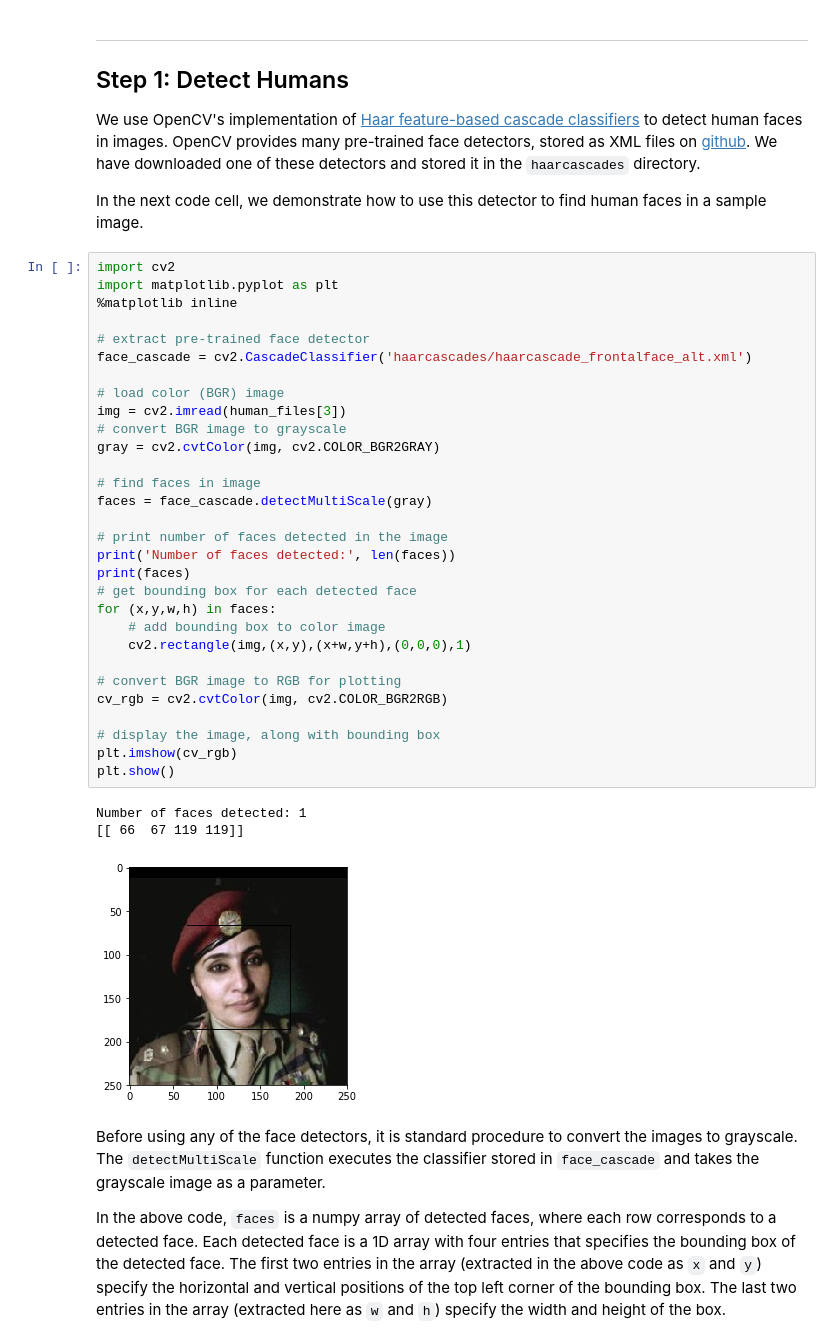
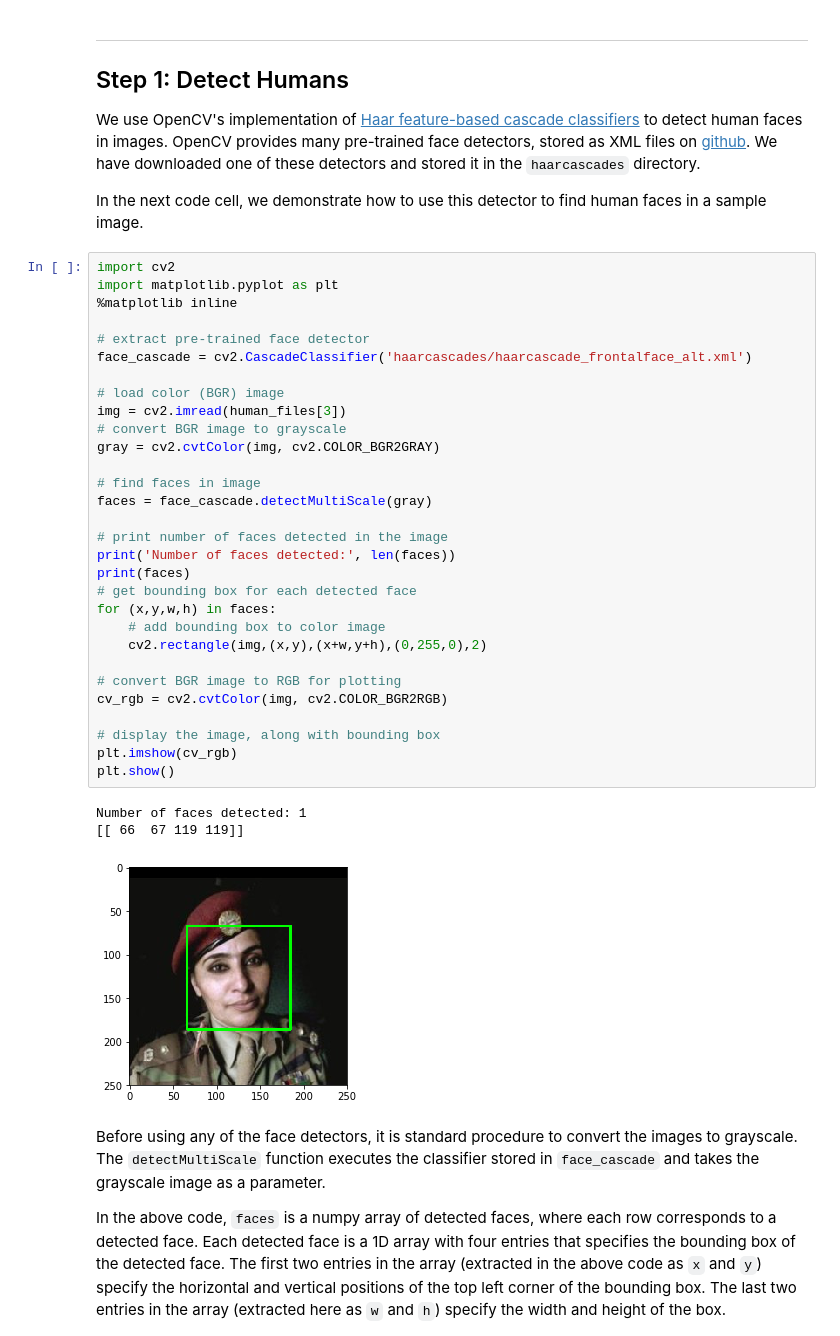
Before and after one commit to DanyIvan/Dog-breed-classifier-from-scratch, a Jupyter notebook: dog_app.ipynb, the cells around one changed output. Cells and saved outputs as stored; diff of their text form.

```diff
--- a/dog_app.ipynb
+++ b/dog_app.ipynb
@@ -143,35 +143,35 @@ import cv2
 import matplotlib.pyplot as plt
 %matplotlib inline
 
 # extract pre-trained face detector
 face_cascade = cv2.CascadeClassifier('haarcascades/haarcascade_frontalface_alt.xml')
 
 # load color (BGR) image
 img = cv2.imread(human_files[3])
 # convert BGR image to grayscale
 gray = cv2.cvtColor(img, cv2.COLOR_BGR2GRAY)
 
 # find faces in image
 faces = face_cascade.detectMultiScale(gray)
 
 # print number of faces detected in the image
 print('Number of faces detected:', len(faces))
 print(faces)
 # get bounding box for each detected face
 for (x,y,w,h) in faces:
     # add bounding box to color image
-    cv2.rectangle(img,(x,y),(x+w,y+h),(0,0,0),1)
+    cv2.rectangle(img,(x,y),(x+w,y+h),(0,255,0),2)
 
 # convert BGR image to RGB for plotting
 cv_rgb = cv2.cvtColor(img, cv2.COLOR_BGR2RGB)
 
 # display the image, along with bounding box
 plt.imshow(cv_rgb)
 plt.show()
 # %% [output]
 Number of faces detected: 1
 [[ 66  67 119 119]]
-[figure, old version]
+[figure, new version]
 # %% [markdown]
 Before using any of the face detectors, it is standard procedure to convert the images to grayscale.  The `detectMultiScale` function executes the classifier stored in `face_cascade` and takes the grayscale image as a parameter.
 
```
Also changed, not shown: parts of 20 cells of this notebook, 5 other files.
